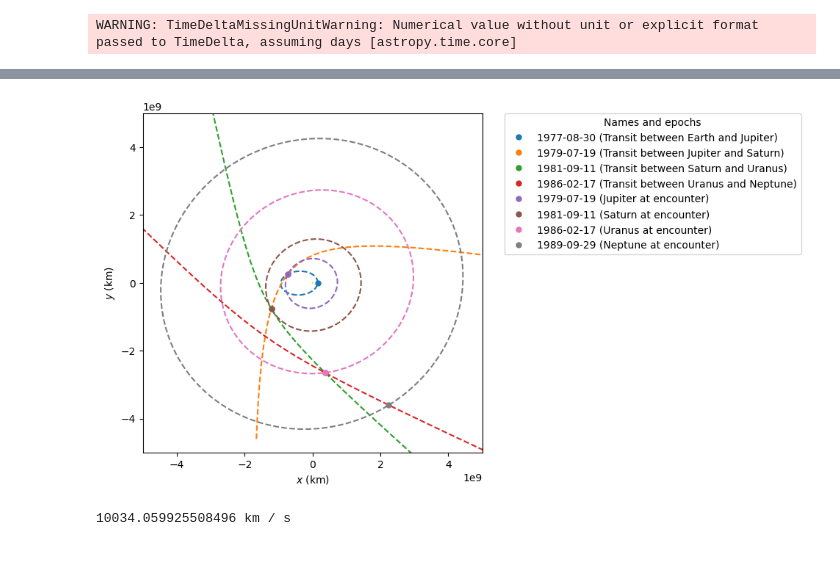
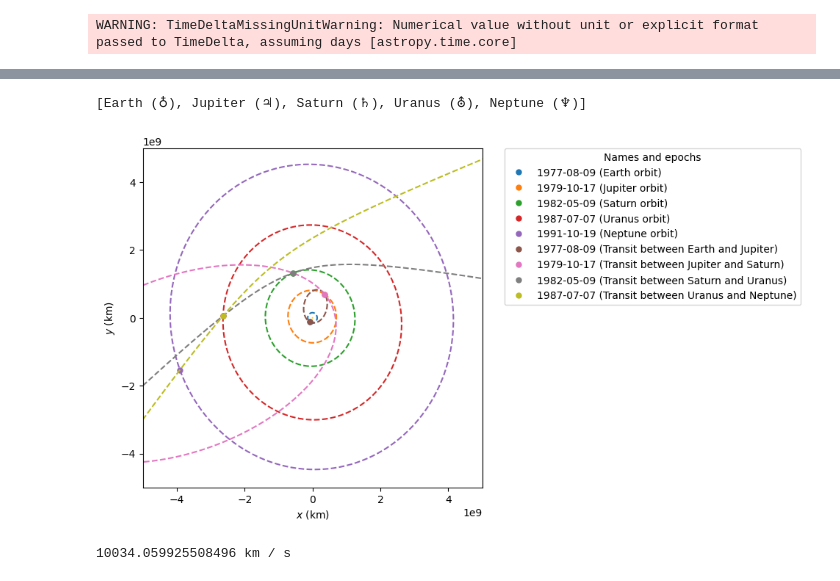
Before and after one commit to jackSN8/Starship_outer_planets_missions, a Jupyter notebook: voyager_2_traj.ipynb, the cells around one changed output, grey strips where cells are left out. Drawn from its saved outputs; the diff is of its cells as text; code cells hidden in the pictures.

Commit message:
Did some wokr on g assist code inside Jovian system, failed to an extent; but worked out true solution

```diff
--- a/voyager_2_traj.ipynb
+++ b/voyager_2_traj.ipynb
@@ -114,10 +114,10 @@ r_p_min=50000
 r_p_max=950000
 
 first_date=time.Time("1976-09-05 00:01", scale="utc").tdb
-arb_extra_date = time.Time("1977-11-05 00:01", scale="utc").tdb
+arb_extra_date = time.Time("1980-11-05 00:01", scale="utc").tdb
 buffer = 100*u.day
 
-final_date=time.Time("1990-10-01 00:01", scale="utc").tdb
+final_date=time.Time("1995-10-01 00:01", scale="utc").tdb
 
 
 
@@ -141,15 +141,16 @@ WARNING: TimeDeltaMissingUnitWarning: Numerical value without unit or explicit f
 # plotter = StaticOrbitPlotter()
 
 #Delete below when done testing
-voyager_orbits=[]
-planet_orbits=[]
-flybys_dates=[]
 
 found_grand_tour=False
 #Delete above
 
 total_scans=0
 total_viable_ejects=0
+assist_1_count=0
+assist_2_count=0
+
+
 dv_maneuvers_total=0
 arrive_bod_1=None
 orb_after_1=None
@@ -164,6 +165,8 @@ launch_dates = time_range(start=first_date, end=arb_extra_date,periods=100)
 for launch_date in launch_dates:
     for tof in tof_range:
         arrive_date=launch_date+tof
+
+
 
         earth_orb = Orbit.from_ephem(Sun, ephem_earth, launch_date)
         jupiter_orb = Orbit.from_ephem(Sun, ephem_jupiter, arrive_date)
@@ -190,9 +193,10 @@ for launch_date in launch_dates:
             assist_1=deepcopy(orb_after_1)
             voyager_orbits.append(assist_1)
             flybys_dates.append(arrive_date)
+            planet_orbits.append(earth_orb)
             planet_orbits.append(jupiter_orb)
 
-            print(dv_maneuvers_total)
+            # print(dv_maneuvers_total)
             if(dv_maneuvers_total<100*u.m/u.s):
                 print(f"Viable assist at {arrive_date} with {planet_order[1]} to {planet_order[2]} arrving at {arrive_bod_2_date}.")
                 bod_2_arriv_orb=orb_after_1.propagate(arrive_bod_2_date)
@@ -202,11 +206,13 @@ for launch_date in launch_dates:
                 voyager_orbits.append(assist_2)
                 flybys_dates.append(arrive_bod_2_date)
                 planet_orbits.append(bod_2_orb)
+                assist_1_count+=1
 
-                if(next_dv<500*u.m/u.s):
+                if(next_dv<100*u.m/u.s):
                     print(f"Viable 2nd assist arriving at {planet_order[3]} on {arrive_bod_3_date} with {next_dv.to(u.m/u.s)} at {planet_order[2]} at {arrive_bod_2_date}")
                     bod_3_arriv_orb=orb_after_2.propagate(arrive_bod_3_date)
                     bod_3_orb=Orbit.from_ephem(Sun, ephem_order[3], arrive_bod_3_date)
+                    assist_2_count+=1
                     final_dv,arrive_bod_4_date,orb_after_3=find_assist_periapsis_bounds(3,bod_3_orb,bod_3_arriv_orb.rv()[1],arrive_bod_3_date)
                     if(final_dv<100*u.m/u.s):
                         print(f"Viable 3rd assist arriving at {planet_order[4]} on {arrive_bod_4_date} with {final_dv.to(u.m/u.s)} on {planet_order[3]} at {arrive_bod_3_date}")
@@ -217,7 +223,7 @@ for launch_date in launch_dates:
                         body_4_orb=Orbit.from_ephem(Sun, ephem_order[4], arrive_bod_4_date)
                         planet_orbits.append(body_4_orb)
                         print("GRAND TOUR FOUND!")
-                        print(f"Leave Earth {launch_date}, arrive at Jupiter on{arrive_date} , assist 2 with Saturn on {arrive_bod_2_date} , assist 3 with Uranus {arrive_bod_3_date} (Saturn-Uranus), arrive at Neptune at {arrive_bod_4_date}")
+                        print(f"Leave Earth {launch_date}, arrive at Jupiter on {arrive_date} , assist 2 with Saturn on {arrive_bod_2_date} , assist 3 with Uranus {arrive_bod_3_date}, arrive at Neptune at {arrive_bod_4_date}")
                         found_grand_tour=True
                         break
 
@@ -227,10 +233,16 @@ for launch_date in launch_dates:
                     print("No viable 2nd assist")
         if(found_grand_tour):
             break
-
+        else:
+            voyager_orbits=[]
+            planet_orbits=[]
+            flybys_dates=[]
 
 
 
 print(f"Scanned over {total_scans} trajectories from {planet_order[0]} to {planet_order[1]}")
-print(f"Found {total_viable_ejects} viable ejects")
+print(f"Found {total_viable_ejects} viable ejects from Earth to Jupiter for Titan IV")
+print(f"Found {assist_1_count} viable 1st assists from Jupiter to Saturn")
+print(f"Found {assist_2_count} viable 2nd assists from Saturn to Uranus")
+print(f"Found 1 grand tour!")
 # %% [output]
@@ -255,27 +266,33 @@ KeyboardInterrupt:
 # %%
 plotter = StaticOrbitPlotter(dark=False)
+print(planet_order)
+# Plot all voyager orbits
+# print(voyager_orbits)
 
-# Plot all voyager orbits
+# Plot all planet orbits at encounter times
+for i, po in enumerate(planet_orbits):
+    plotter.plot(po, label=f"{planet_order[i].name} orbit")
+
+
 for i, vo in enumerate(voyager_orbits):
+    # print(vo)
     plotter.plot(vo, label=f"Transit between {planet_order[i].name} and {planet_order[i+1].name}")
     # print(f"Transit between {planet_order[i].name} and {planet_order[i+1].name}'}")
 
-# Plot all planet orbits at encounter times
-for i, po in enumerate(planet_orbits):
-    plotter.plot(po, label=f"{planet_order[i+1].name} at encounter")
 
 # Get the matplotlib Axes (poliastro versions differ: ax vs _ax)
 ax = getattr(plotter, "ax", None) or plotter._ax
 
 # Example: zoom to a +/- 5e8 km box around (0,0)
 range=5e9
 ax.set_xlim(-range, range)
 ax.set_ylim(-range, range)
 ax.set_aspect("equal", adjustable="box")
 
 plt.show()
 # %% [output]
+[Earth (♁), Jupiter (♃), Saturn (♄), Uranus (⛢), Neptune (♆)]
-[figure, old version]
+[figure, new version]
 # %%
 
 # 1977-09-01 18:43:24.514 1979-06-22 18:43:24.514 11889.144703103324 km / s
```
Also changed, not shown: parts of 1 cell of this notebook, 3 other files.
